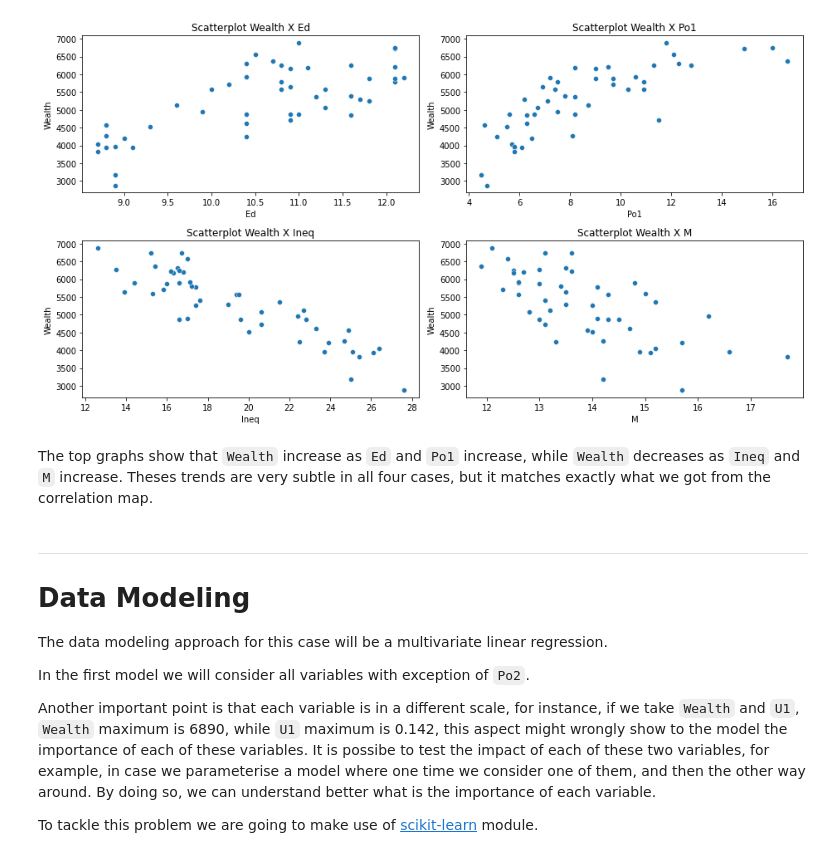
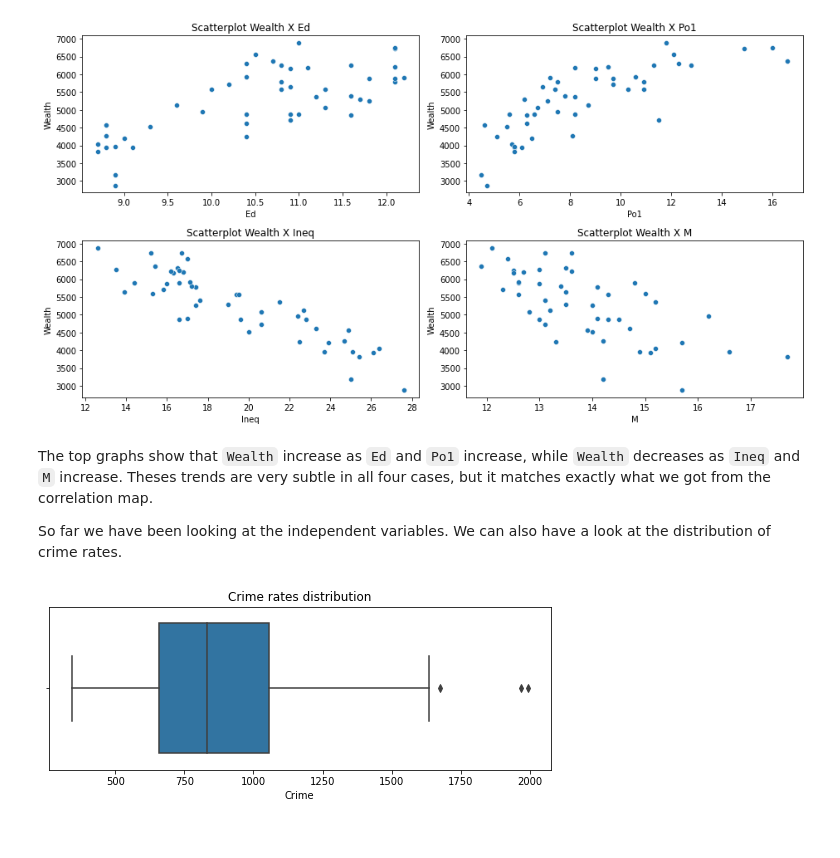
Before and after one commit to artchiaver/uscrime, a Jupyter notebook: notebook/effect_of_punishment_regimes.ipynb, the cells around one changed output. Drawn from its saved outputs; the diff is of its cells as text; code cells hidden in the pictures.

```diff
--- a/notebook/effect_of_punishment_regimes.ipynb
+++ b/notebook/effect_of_punishment_regimes.ipynb
@@ -198,14 +198,14 @@ plt.show()
 [figure]
 # %% [markdown]
 The top graphs show that `Wealth` increase as `Ed` and `Po1` increase, while `Wealth` decreases as `Ineq` and `M` increase. Theses trends are very subtle in all four cases, but it matches exactly what we got from the correlation map.
+
+So far we have been looking at the independent variables. We can also have a look at the distribution of crime rates.
-# %% [markdown]
--------
-# Data Modeling
-
-The data modeling approach for this case will be a multivariate linear regression.
-
-In the first model we will consider all variables with exception of `Po2`.
-
-Another important point is that each variable is in a different scale, for instance, if we take `Wealth` and `U1`, `Wealth` maximum is 6890, while `U1` maximum is 0.142, this aspect might wrongly show to the model the importance of each of these variables. It is possibe to test the impact of each of these two variables, for example, in case we parameterise a model where one time we consider one of them, and then the other way around. By doing so, we can understand better what is the importance of each variable.
-
-To tackle this problem we are going to make use of [scikit-learn](https://scikit-learn.org/stable/index.html) module.
+# %%
+fig, axes = plt.subplots(figsize=(9,3))
+
+axes = sns.boxplot(x='Crime', data=df_crimes)
+
+plt.title("Crime rates distribution")
+plt.show()
+# %% [output]
+[figure, added]
```
Also changed, not shown: parts of 71 cells of this notebook.
